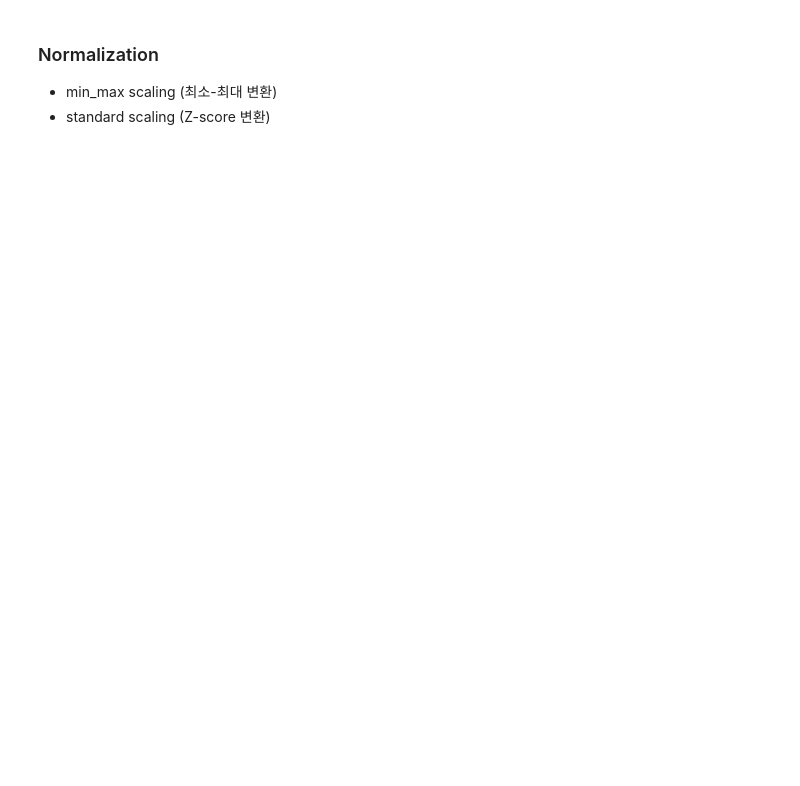
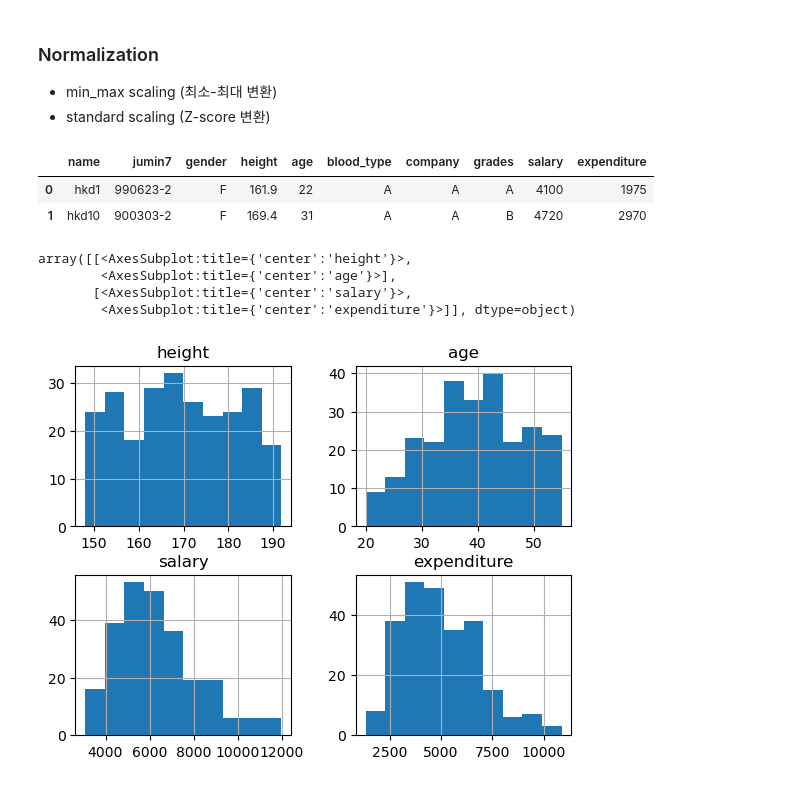
Before and after one commit to looloo404/AI-Basic, a Jupyter notebook: [Workbook]ch4 데이터전처리.ipynb, the cells around one changed output. Saved outputs shown, nothing was run; the diff lists cells and outputs as text; code cells hidden in the pictures; blank space fills up the shorter version.

```diff
--- a/[Workbook]ch4 데이터전처리.ipynb
+++ b/[Workbook]ch4 데이터전처리.ipynb
@@ -130,5 +148,6 @@ Name: age, Length: 234, dtype: float64
 * Turkey 방법 (IQR*1.5)
 # %%
 # 파일 로딩
+df = pd.read_csv('./data/hk_221206.csv')
 # %%
 # EDA
@@ -138,0 +172,9 @@ Name: age, Length: 234, dtype: float64
+# %%
+# quantile
+q11,q22,q33 = df['expenditure'].quantile([0.25,0.5,0.75])
+print(q11,q22,q33)
+
+IQR = q33-q11
+print(IQR)
+lo = q11 - (IQR*1.5)
+hi = q33 + (IQR*1.5)
@@ -145,6 +193,8 @@ Name: age, Length: 234, dtype: float64
 # %%
 # 삭제할 row index 추출
+drop_index = df[((df['expenditure'] < lo) | (df['expenditure'] > hi))].index
 # %%
 # drop(row index 사용)으로 삭제
+df = df.drop(index = drop_index)
 # %%
 # 조건으로 삭제
@@ -185,5 +303,17 @@ Name: age, Length: 234, dtype: float64
 * standard scaling (Z-score 변환)
 # %%
 # 파일 로딩
+df[:2]
+# %% [output]
+|  | name | jumin7 | gender | height | age | blood_type | company | grades | salary | expenditure |
+| 0 | hkd1 | 990623-2 | F | 161.9 | 22 | A | A | A | 4100 | 1975 |
+| 1 | hkd10 | 900303-2 | F | 169.4 | 31 | A | A | B | 4720 | 2970 |
 # %%
 # histogram 확인
+df.hist()
+# %% [output]
+array([[<AxesSubplot:title={'center':'height'}>,
+        <AxesSubplot:title={'center':'age'}>],
+       [<AxesSubplot:title={'center':'salary'}>,
+        <AxesSubplot:title={'center':'expenditure'}>]], dtype=object)
+[figure, added]
```
Also changed, not shown: parts of 32 cells of this notebook, 4 other files.
